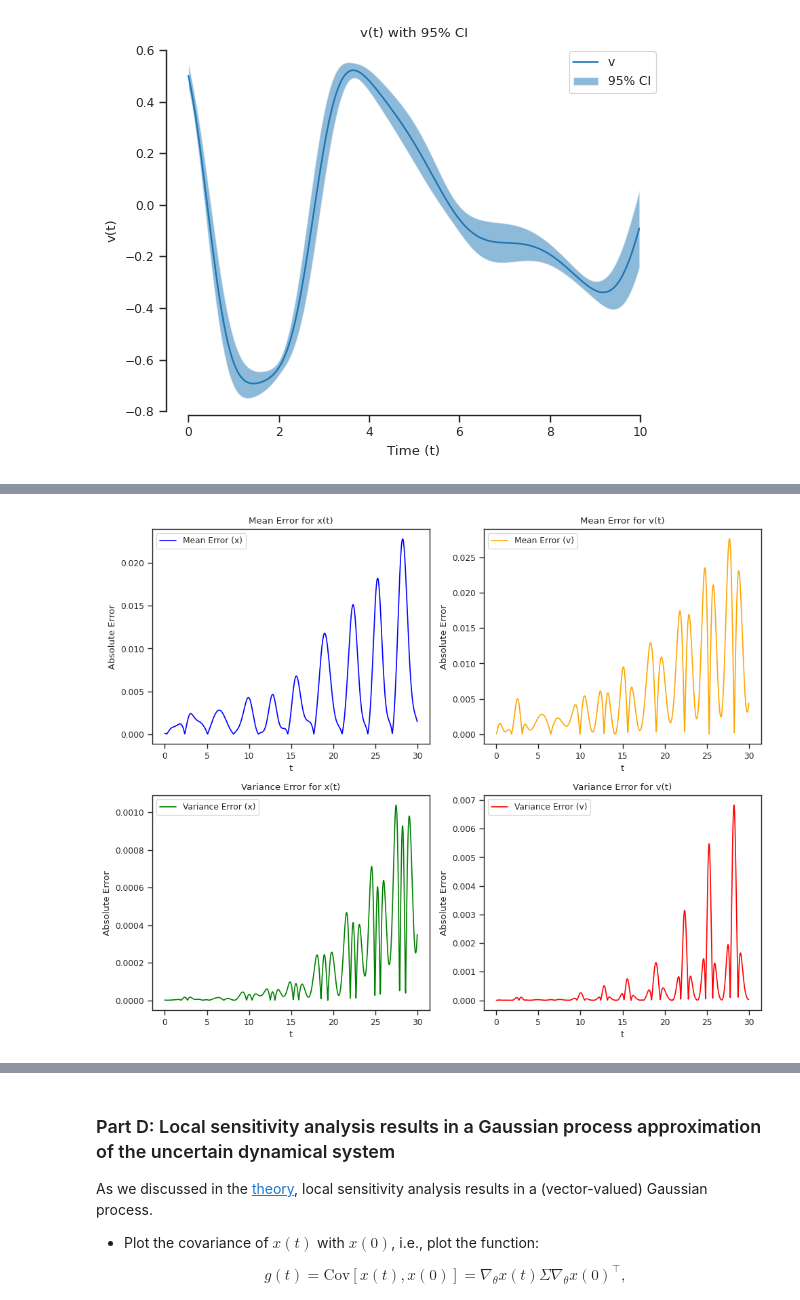
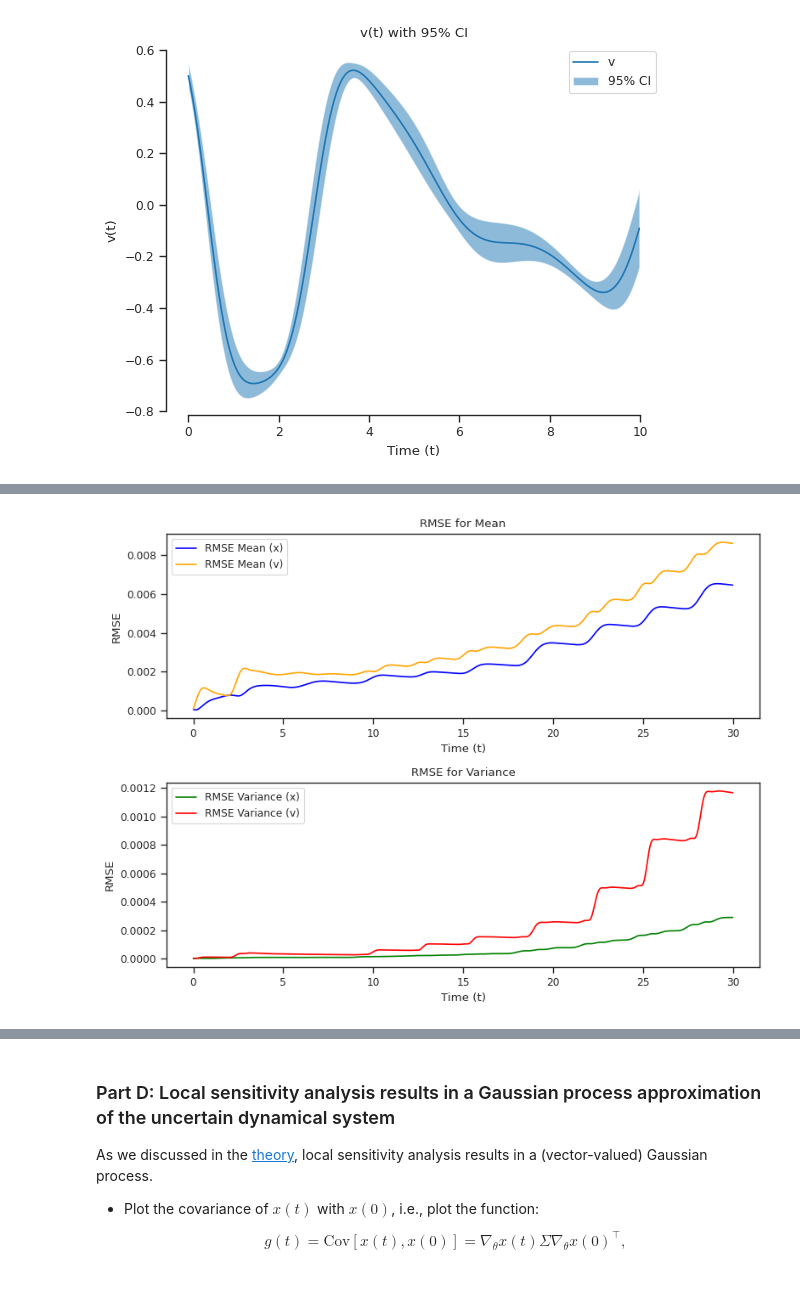
Before and after one commit to Shaunak-Mukherjee/ME697-advanced-scientific-machine-learning, a Jupyter notebook: ME697_02_homework_Shaunak_final.ipynb, the cells around one changed output, grey strips where cells are left out. Saved outputs shown, nothing was run; the diff lists cells and outputs as text; code cells hidden in the pictures.

```diff
--- a/ME697_02_homework_Shaunak_final.ipynb
+++ b/ME697_02_homework_Shaunak_final.ipynb
@@ -7,14 +7,25 @@ import seaborn as sns
 sns.set_context("paper")
 sns.set_style("ticks");
 
-
 # Importing the necessary libraries in addition to provided libraries
+import os
+os.environ["XLA_FLAGS"] = "--xla_force_host_platform_device_count=1"
+os.environ["OMP_NUM_THREADS"] = "1"
+os.environ["MKL_NUM_THREADS"] = "1"
 import jax
+jax.config.update("jax_enable_x64", True)
+import jaxlib
 import numpy as np
 import jax.numpy as jnp
+from scipy.stats import norm
+from jax.scipy import stats
 from diffrax import diffeqsolve, Tsit5, ODETerm, SaveAt
 from jax import jacobian, jit
+from functools import partial
+from SALib.sample import saltelli
+from SALib.analyze import sobol
 from jax import jit, vmap
+from jax import random as jrandom
 # %% [markdown]
 # Homework 2
 
@@ -194,8 +205,11 @@ $$
 # %%
 # Your response in code and markdown cells here
 
+jax.config.update("jax_platform_name", "cpu")
+
 mean_theta = jnp.array([0.5, 0.5, 1.0, 5.0, 0.37, 0.1, 1.0])
 cov_theta = jnp.diag(jnp.array([0.025**2, 0.025**2, 0.01**2, 0.05**2, 0.0037**2, 0.001**2, 0.01**2]))
+std_theta = jnp.sqrt(jnp.diag(cov_theta))
 
 # Solve the Duffing oscillator and calculate covariance
 sol_mu = solver_duff_oscil(mean_theta)
@@ -205,14 +219,13 @@ jit_jac_solve_duffing = jax.jit(jacobian(solver_duff_oscil))
 jac_sol_mu = jit_jac_solve_duffing(mean_theta)
 sol_cov = np.einsum("kil,lm,rjm->rkij", jac_sol_mu, cov_theta, jac_sol_mu)
 
-# Extract mean and standard deviations for plotting
+# Extract mean and standard deviations
 x_mean = sol_mu[:, 0]
 v_mean = sol_mu[:, 1]
 x_std = np.sqrt(np.einsum("kkii->ki", sol_cov)[:, 0])
 v_std = np.sqrt(np.einsum("kkii->ki", sol_cov)[:, 1])
 x_var = x_std ** 2
 v_var = v_std ** 2
-
 
 # Filter time series data
 t_max = 10
@@ -331,47 +329,31 @@ plt.show()
 # %%
-import numpy as np
+# Select time indices up to 30
 
-# Select time indices up to 30
-t_max = 30
-idx = np.searchsorted(ts, t_max)
-ts_filtered = ts[:idx]
-
-# Compute Absolute Mean Errors
+# Absolute Errors
 x_mean_error = np.abs(sol_mu[:idx, 0] - mean_sol_MC[:idx, 0])
 v_mean_error = np.abs(sol_mu[:idx, 1] - mean_sol_MC[:idx, 1])
-
-# Compute Absolute Variance Errors
 x_variance_error = np.abs(x_var[:idx] - var_sol_MC[:idx, 0])
 v_variance_error = np.abs(v_var[:idx] - var_sol_MC[:idx, 1])
 
-# Compute RMSE for Mean
+# RMSE for Mean
 rmse_x_mean = np.sqrt(np.mean(x_mean_error**2))
 rmse_v_mean = np.sqrt(np.mean(v_mean_error**2))
 
-# Compute RMSE for Variance
+# RMSE for Variance
 rmse_x_var = np.sqrt(np.mean(x_variance_error**2))
 rmse_v_var = np.sqrt(np.mean(v_variance_error**2))
 
-# # # Print results
-# print(f"RMSE of Mean for x(t): {rmse_x_mean:.5f}")
-# print(f"RMSE of Mean for v(t): {rmse_v_mean:.5f}")
-# print(f"RMSE of Variance for x(t): {rmse_x_var:.5f}")
-# print(f"RMSE of Variance for v(t): {rmse_v_var:.5f}")
-
-fig, ax = plt.subplots(2, 2, figsize=(10, 8))
-ax[0, 0].plot(ts_filtered, x_mean_error, label="Mean Error (x)", color='blue')
-ax[0, 0].set(xlabel="t", ylabel="Absolute Error", title="Mean Error for x(t)")
-ax[0, 0].legend()
-ax[0, 1].plot(ts_filtered, v_mean_error, label="Mean Error (v)", color='orange')
-ax[0, 1].set(xlabel="t", ylabel="Absolute Error", title="Mean Error for v(t)")
-ax[0, 1].legend()
-ax[1, 0].plot(ts_filtered, x_variance_error, label="Variance Error (x)", color='green')
-ax[1, 0].set(xlabel="t", ylabel="Absolute Error", title="Variance Error for x(t)")
-ax[1, 0].legend()
-ax[1, 1].plot(ts_filtered, v_variance_error, label="Variance Error (v)", color='red')
-ax[1, 1].set(xlabel="t", ylabel="Absolute Error", title="Variance Error for v(t)")
-ax[1, 1].legend()
+# Plot
+fig, ax = plt.subplots(2, 1, figsize=(8, 6))
+ax[0].plot(ts_filtered, np.sqrt(np.cumsum(x_mean_error**2) / np.arange(1, len(ts_filtered) + 1)), label="RMSE Mean (x)", color='blue')
+ax[0].plot(ts_filtered, np.sqrt(np.cumsum(v_mean_error**2) / np.arange(1, len(ts_filtered) + 1)), label="RMSE Mean (v)", color='orange')
+ax[0].set(xlabel="Time (t)", ylabel="RMSE", title="RMSE for Mean")
+ax[0].legend()
+ax[1].plot(ts_filtered, np.sqrt(np.cumsum(x_variance_error**2) / np.arange(1, len(ts_filtered) + 1)), label="RMSE Variance (x)", color='green')
+ax[1].plot(ts_filtered, np.sqrt(np.cumsum(v_variance_error**2) / np.arange(1, len(ts_filtered) + 1)), label="RMSE Variance (v)", color='red')
+ax[1].set(xlabel="Time (t)", ylabel="RMSE", title="RMSE for Variance")
+ax[1].legend()
 plt.tight_layout()
 plt.show()
 # %% [output]
-[figure, old version]
+[figure, new version]
```
Also changed, not shown: parts of 11 cells of this notebook.
